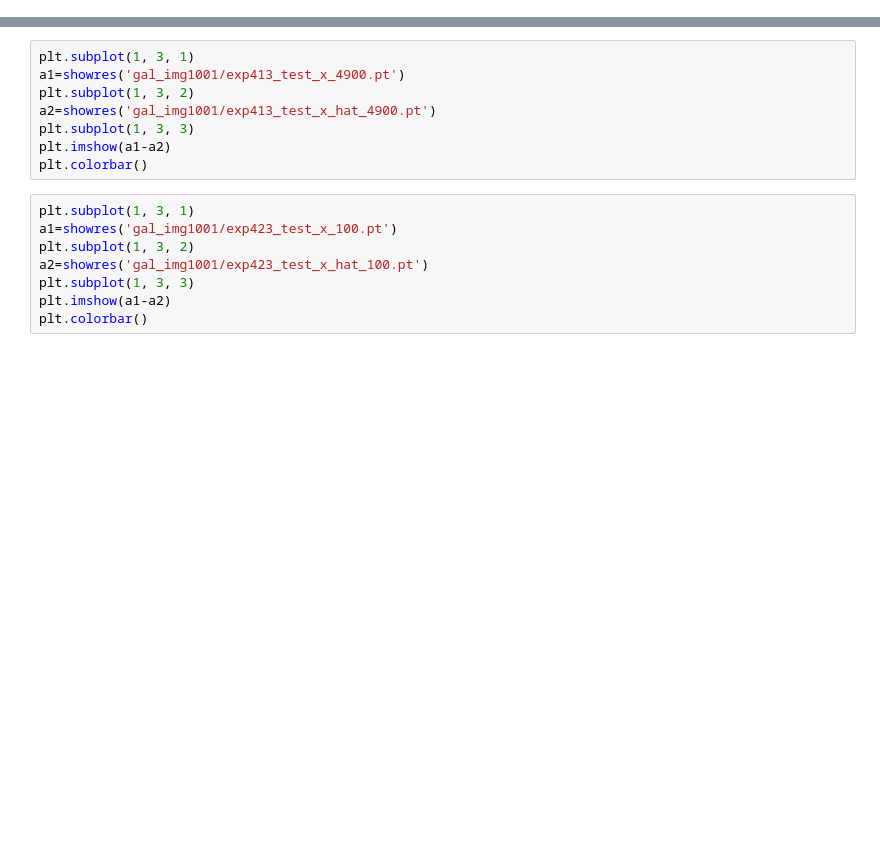
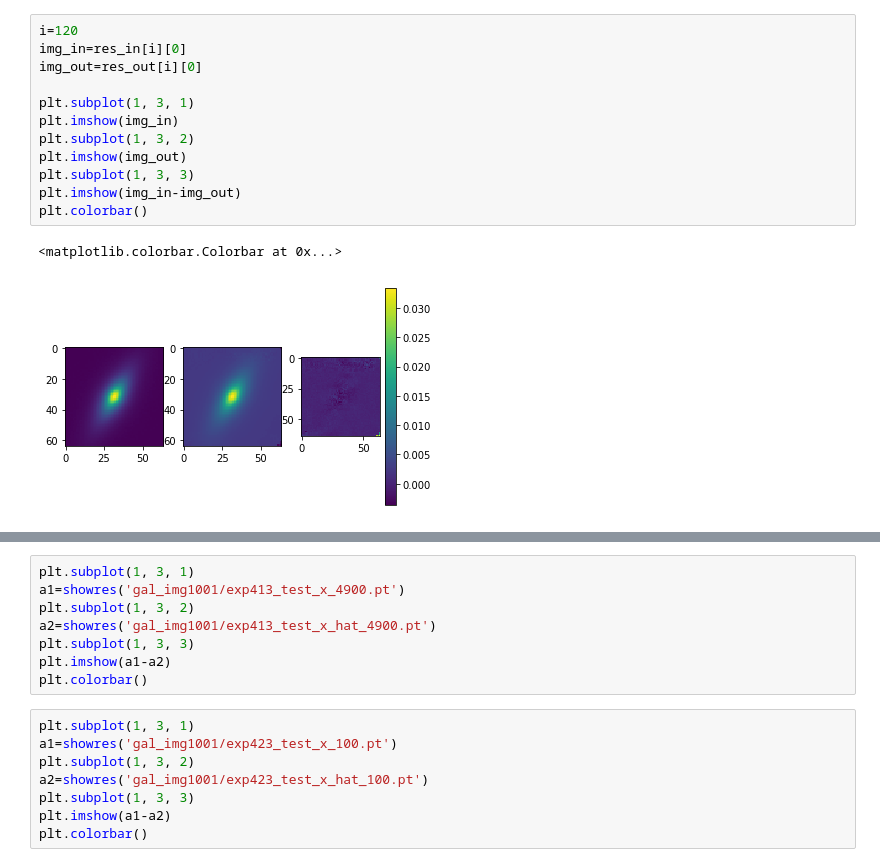
Before and after one commit to JunYinDM/GalaxyGenerativeModel, a Jupyter notebook: label/Res_1005.ipynb, the cells around one changed output, grey strips where cells are left out. Drawn from its saved outputs; the diff is of its cells as text; blank space fills up the shorter version.

```diff
--- a/label/Res_1005.ipynb
+++ b/label/Res_1005.ipynb
@@ -56,0 +182,15 @@ criterion_none = nn.L1Loss(reduction='none')
+# %%
+i=120
+img_in=res_in[i][0]
+img_out=res_out[i][0]
+
+plt.subplot(1, 3, 1)
+plt.imshow(img_in)
+plt.subplot(1, 3, 2)
+plt.imshow(img_out)
+plt.subplot(1, 3, 3)
+plt.imshow(img_in-img_out)
+plt.colorbar()
+# %% [output]
+<matplotlib.colorbar.Colorbar at 0x...>
+[figure, added]
```
Also changed, not shown: parts of 55 cells of this notebook.
